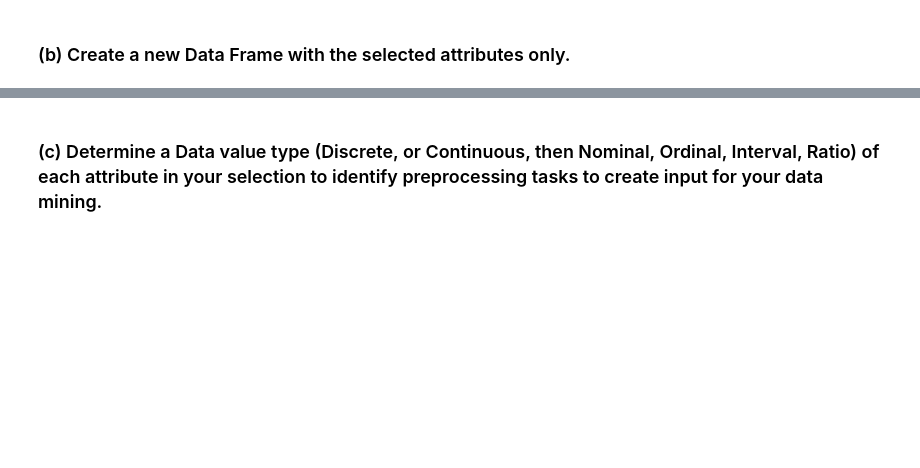
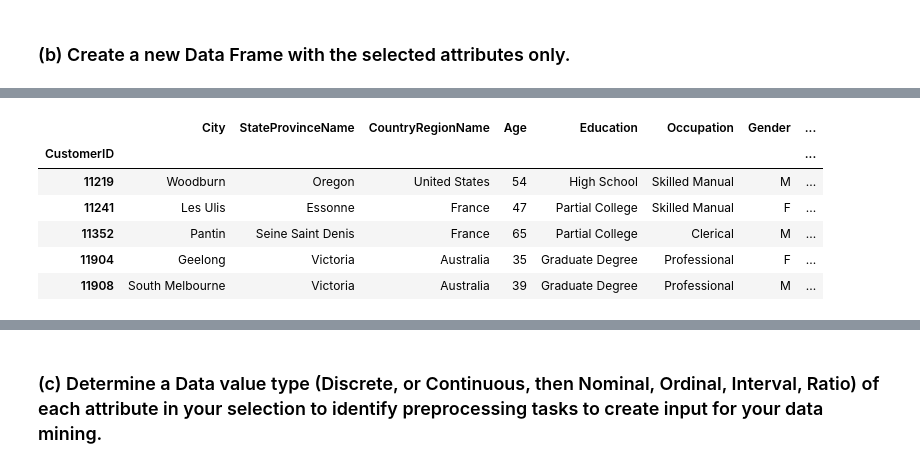
Before and after one commit to ikabrain/UML501-IKANSH-MAHAJAN-102303754-LabAssignments, a Jupyter notebook: ML_assign2.ipynb, the cells around one changed output, grey strips where cells are left out. Cells and saved outputs as stored; diff of their text form; code cells hidden in the pictures; blank space fills up the shorter version.

```diff
--- a/ML_assign2.ipynb
+++ b/ML_assign2.ipynb
@@ -84,0 +159,18 @@ df_test_regress.head()
+# %%
+df_test_classif_new = df_test_classif.drop(removed_features, axis=1)
+
+df_test_classif_new["BirthDate"] = pd.to_datetime(df_test_classif_new["BirthDate"])
+df_test_classif_new["BirthDate"] = df_test_classif_new["BirthDate"].apply(calculate_age)
+df_test_classif_new.rename(columns={"BirthDate": "Age"}, inplace=True)
+
+df_test_classif_new["YearlyIncome"] = df_test_classif_new["YearlyIncome"].astype(float)
+
+df_test_classif_new.head()
+# %% [output]
+|  | City | StateProvinceName | CountryRegionName | Age | Education | Occupation | Gender | ... |
+| CustomerID |  |  |  |  |  |  |  | ... |
+| 11219 | Woodburn | Oregon | United States | 54 | High School | Skilled Manual | M | ... |
+| 11241 | Les Ulis | Essonne | France | 47 | Partial College | Skilled Manual | F | ... |
+| 11352 | Pantin | Seine Saint Denis | France | 65 | Partial College | Clerical | M | ... |
+| 11904 | Geelong | Victoria | Australia | 35 | Graduate Degree | Professional | F | ... |
+| 11908 | South Melbourne | Victoria | Australia | 39 | Graduate Degree | Professional | M | ... |
```
Also changed, not shown: parts of 12 cells of this notebook.
